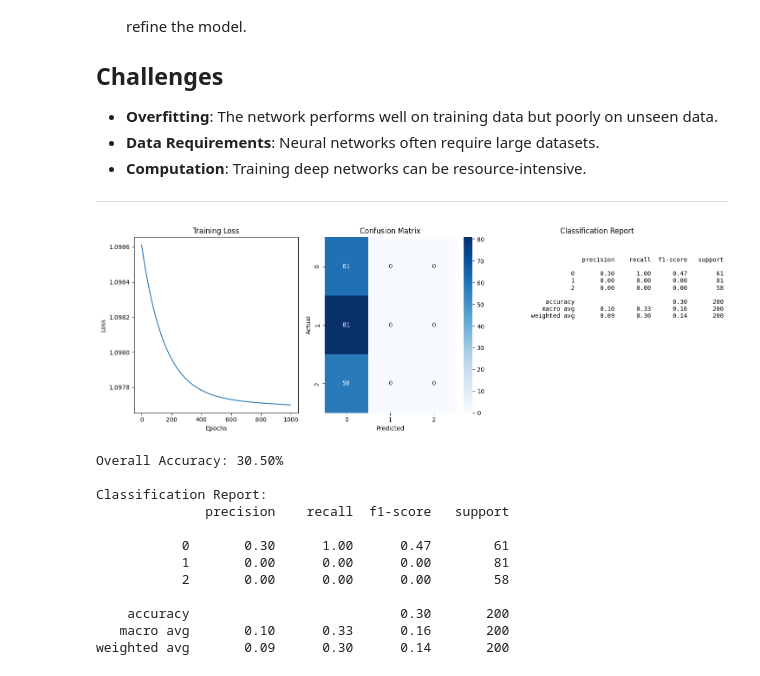
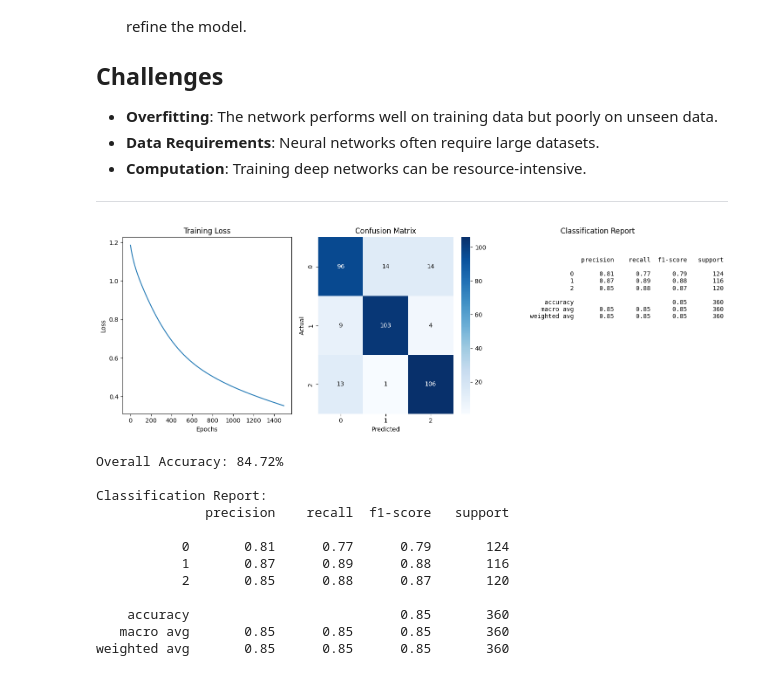
Before and after one commit to NanayawBawiah/FinalProject, a Jupyter notebook: supervised/NeuralNetworks/NeuralNetworks.ipynb, the cells around one changed output. Drawn from its saved outputs; the diff is of its cells as text; code cells hidden in the pictures.

```diff
--- a/supervised/NeuralNetworks/NeuralNetworks.ipynb
+++ b/supervised/NeuralNetworks/NeuralNetworks.ipynb
@@ -63,9 +64,10 @@ class NeuralNetwork:
         self.weights = []
         self.biases = []
 
-        # Initialize weights and biases
+        # Xavier initialization for weights
         for i in range(len(layers) - 1):
-            self.weights.append(np.random.randn(layers[i], layers[i+1]) * 0.01)
+            limit = np.sqrt(6 / (layers[i] + layers[i+1]))
+            self.weights.append(np.random.uniform(-limit, limit, (layers[i], layers[i+1])))
             self.biases.append(np.zeros((1, layers[i+1])))
 
     def relu(self, x):
@@ -86,12 +88,8 @@ class NeuralNetwork:
         self.layer_outputs = [X]
 
         for i in range(len(self.layers) - 1):
-            # Linear transformation
             Z = np.dot(self.layer_outputs[-1], self.weights[i]) + self.biases[i]
-
-            # Apply activation (ReLU for hidden layers, softmax for output)
             A = self.relu(Z) if i < len(self.layers) - 2 else self.softmax(Z)
-
             self.layer_outputs.append(A)
 
         return self.layer_outputs[-1]
@@ -99,52 +97,34 @@ class NeuralNetwork:
     def backward_propagation(self, X, y):
         """Perform backpropagation to compute gradients"""
         m = X.shape[0]
-
-        # Compute initial error (output layer)
         output = self.layer_outputs[-1]
         dZ = output - y
 
-        # Gradients for weights and biases (working backwards)
         gradients_weights = []
         gradients_biases = []
 
         for i in range(len(self.layers) - 1, 0, -1):
-            # Compute gradients
-            if i == len(self.layers) - 1:
-                # Output layer
-                dW = (1/m) * np.dot(self.layer_outputs[i-1].T, dZ)
-                db = (1/m) * np.sum(dZ, axis=0, keepdims=True)
-            else:
-                # Hidden layers
-                dZ_prev = np.dot(dZ, self.weights[i].T) * self.relu_derivative(self.layer_outputs[i])
-                dW = (1/m) * np.dot(self.layer_outputs[i-1].T, dZ_prev)
-                db = (1/m) * np.sum(dZ_prev, axis=0, keepdims=True)
-                dZ = dZ_prev
-
+            dW = (1/m) * np.dot(self.layer_outputs[i-1].T, dZ)
+            db = (1/m) * np.sum(dZ, axis=0, keepdims=True)
             gradients_weights.insert(0, dW)
             gradients_biases.insert(0, db)
+
+            if i > 1:
+                dZ = np.dot(dZ, self.weights[i-1].T) * self.relu_derivative(self.layer_outputs[i-1])
 
         return gradients_weights, gradients_biases
 
     def train(self, X, y):
         """Train the neural network"""
-        # Convert labels to one-hot encoding
         y_one_hot = np.eye(self.layers[-1])[y]
+        self.training_loss = []
 
-        # Training loop
-        self.training_loss = []
         for epoch in range(self.epochs):
-            # Forward propagation
             output = self.forward_propagation(X)
-
-            # Compute loss (cross-entropy)
             loss = -np.mean(np.sum(y_one_hot * np.log(output + 1e-15), axis=1))
             self.training_loss.append(loss)
-
-            # Backward propagation
             gradients_weights, gradients_biases = self.backward_propagation(X, y_one_hot)
 
-            # Update weights and biases
             for i in range(len(self.layers) - 1):
                 self.weights[i] -= self.learning_rate * gradients_weights[i]
                 self.biases[i] -= self.learning_rate * gradients_biases[i]
@@ -158,7 +138,11 @@ class NeuralNetwork:
 
 # Generate synthetic dataset
 X, y = make_classification(n_samples=1000, n_features=20, n_classes=3,
-                           n_informative=10, random_state=42)
+                           n_informative=10, random_state=42, weights=[0.6, 0.3, 0.1])
+
+# Apply SMOTE for class balancing
+smote = SMOTE(random_state=42)
+X, y = smote.fit_resample(X, y)
 
 # Split the data
 X_train, X_test, y_train, y_test = train_test_split(X, y, test_size=0.2, random_state=42)
@@ -169,7 +153,7 @@ X_train_scaled = scaler.fit_transform(X_train)
 X_test_scaled = scaler.transform(X_test)
 
 # Create and train the neural network
-nn = NeuralNetwork(layers=[20, 64, 32, 3], learning_rate=0.01, epochs=1000)
+nn = NeuralNetwork(layers=[20, 64, 32, 3], learning_rate=0.01, epochs=1500)
 nn.train(X_train_scaled, y_train)
 
 # Make predictions
@@ -183,43 +167,43 @@ plt.subplot(131)
 plt.plot(nn.training_loss)
 plt.title('Training Loss')
 plt.xlabel('Epochs')
 plt.ylabel('Loss')
 
 # 2. Confusion Matrix
 plt.subplot(132)
 cm = confusion_matrix(y_test, y_pred)
 sns.heatmap(cm, annot=True, fmt='d', cmap='Blues')
 plt.title('Confusion Matrix')
 plt.xlabel('Predicted')
 plt.ylabel('Actual')
 
 # 3. Classification Report
 plt.subplot(133)
 plt.text(0.1, 0.5, classification_report(y_test, y_pred),
          fontsize=10, family='monospace')
 plt.title('Classification Report')
 plt.axis('off')
 
 # Overall accuracy
 accuracy = accuracy_score(y_test, y_pred)
 
 plt.tight_layout()
 plt.show()
 
 print(f"Overall Accuracy: {accuracy * 100:.2f}%")
 print("\nClassification Report:")
 print(classification_report(y_test, y_pred))
 # %% [output]
-[figure, old version]
+[figure, new version]
-Overall Accuracy: 30.50%
+Overall Accuracy: 84.72%
 
 Classification Report:
               precision    recall  f1-score   support
 
-           0       0.30      1.00      0.47        61
-           1       0.00      0.00      0.00        81
-           2       0.00      0.00      0.00        58
+           0       0.81      0.77      0.79       124
+           1       0.87      0.89      0.88       116
+           2       0.85      0.88      0.87       120
 
-    accuracy                           0.30       200
-   macro avg       0.10      0.33      0.16       200
-weighted avg       0.09      0.30      0.14       200
+    accuracy                           0.85       360
+   macro avg       0.85      0.85      0.85       360
+weighted avg       0.85      0.85      0.85       360
```
Also changed, not shown: parts of 2 cells of this notebook, 2 other files.
